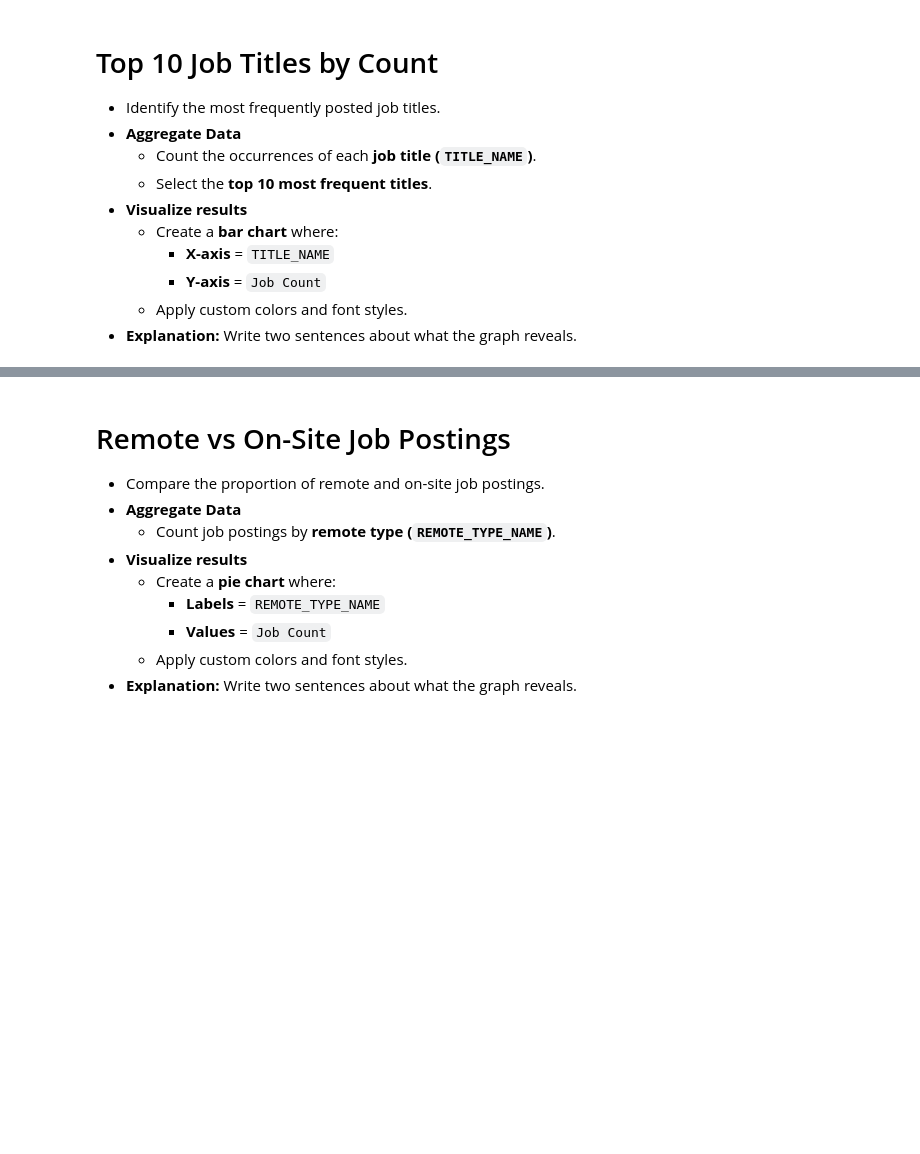
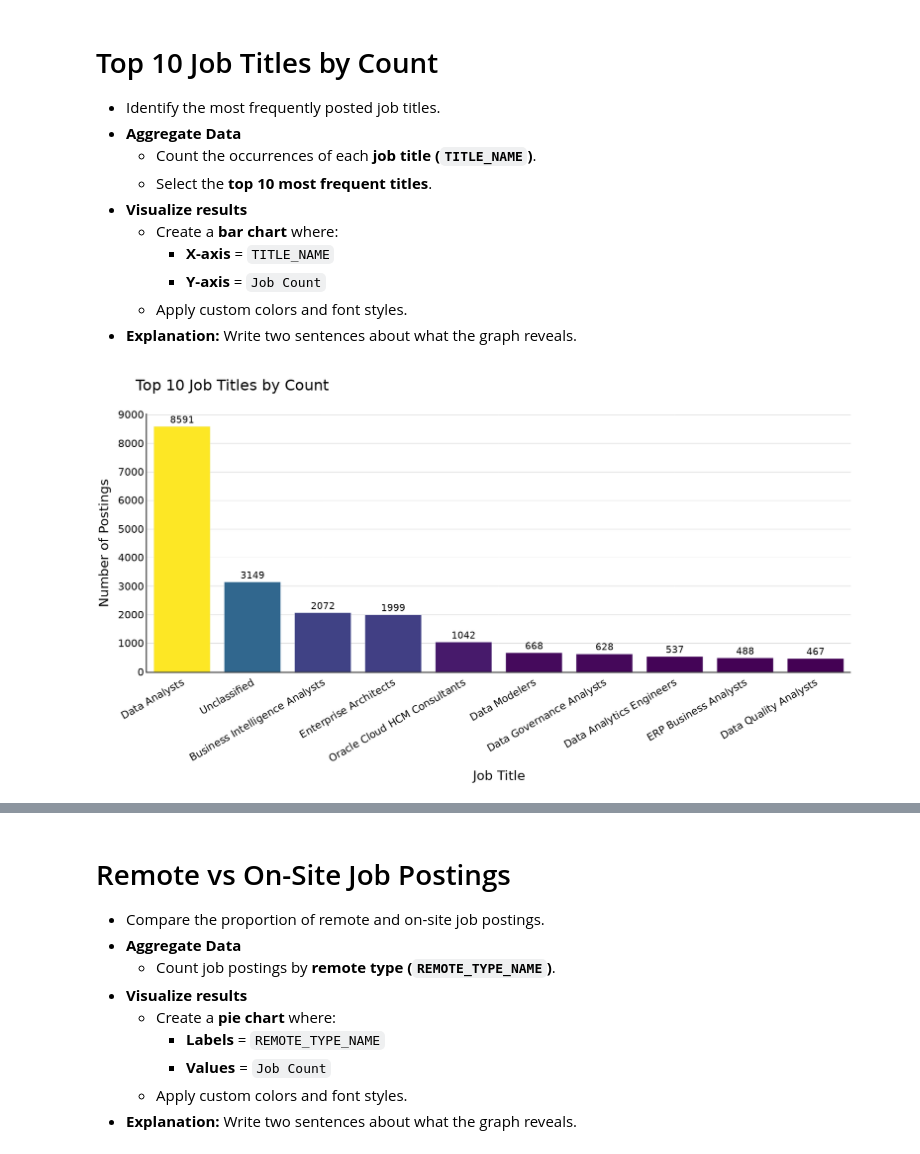
Before and after one commit to met-ad-688/lab06-prabuj1611, a Jupyter notebook: lab06_prabu.ipynb, the cells around one changed output, grey strips where cells are left out. Drawn from its saved outputs; the diff is of its cells as text; code cells hidden in the pictures; blank space fills up the shorter version.

Commit message:
update plot Q4

```diff
--- a/lab06_prabu.ipynb
+++ b/lab06_prabu.ipynb
@@ -403,0 +402,60 @@ fig.show()
+# %%
+# Your code for 4th question here
+
+# Load data (Ensure df contains "TITLE_NAME" column)
+pdf = df.select("TITLE_NAME").toPandas()
+
+# Count occurrences of each job title
+title_counts = pdf["TITLE_NAME"].value_counts().reset_index()
+title_counts.columns = ["TITLE_NAME", "Job_Count"]
+
+# Select the top 10 most frequent job titles
+top_10_titles = title_counts.head(10)
+
+# Create the bar chart with better styling
+fig = px.bar(
+    top_10_titles,
+    x="TITLE_NAME",
+    y="Job_Count",
+    title="Top 10 Job Titles by Count",
+    labels={"TITLE_NAME": "Job Title", "Job_Count": "Number of Postings"},
+    width=1700,
+    height=900,
+    text_auto=True,  # Display values on bars
+    color="Job_Count",  # Apply color scale
+    color_continuous_scale="viridis"  # Strong color contrast
+)
+
+# Improve layout with readable fonts and clear axis lines
+fig.update_layout(
+    title=dict(
+        text="Top 10 Job Titles by Count",
+        font=dict(size=32, family="Arial Black", color="black")  # Bigger & Bold Title
+    ),
+    xaxis=dict(
+        title=dict(text="Job Title", font=dict(size=28, family="Arial Black", color="black")),  # Bigger X-axis Title
+        tickangle=-30,  # Slight tilt for readability
+        tickfont=dict(size=22, family="Arial Black", color="black"),  # Bigger X-ticks
+        showline=True, linewidth=2, linecolor="black"  # Clear axis line
+    ),
+    yaxis=dict(
+        title=dict(text="Number of Postings", font=dict(size=28, family="Arial Black", color="black")),  # Bigger Y-axis Title
+        tickfont=dict(size=22, family="Arial Black", color="black"),  # Bigger Y-ticks
+        showline=True, linewidth=2, linecolor="black",  # Clear axis line
+        gridcolor="lightgray"  # Soft grid lines
+    ),
+    font=dict(family="Arial", size=18, color="black"),  # Improve overall font readability
+    plot_bgcolor="white",  # Clean background
+    coloraxis_showscale=False  # Hide color scale for a professional look
+)
+
+# Adjust text on bars for clarity
+fig.update_traces(
+    textfont=dict(size=20, family="Arial Black", color="black"),  # Bigger text on bars
+    textposition="outside"  # Ensure numbers are visible
+)
+
+# Show the improved plot
+fig.show()
+# %% [output]
+[figure, added]
```
Also changed, not shown: parts of 2 cells of this notebook.
